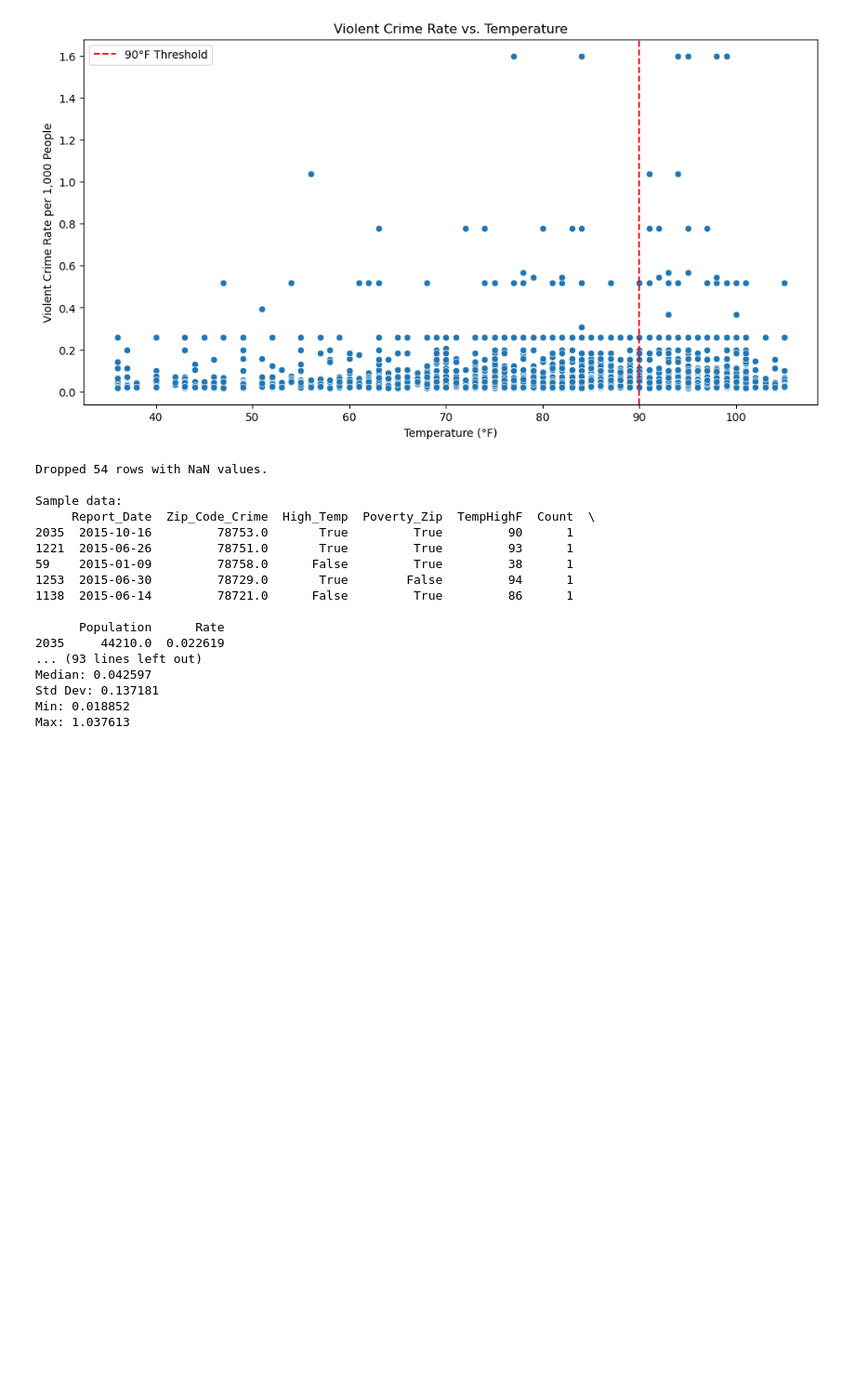
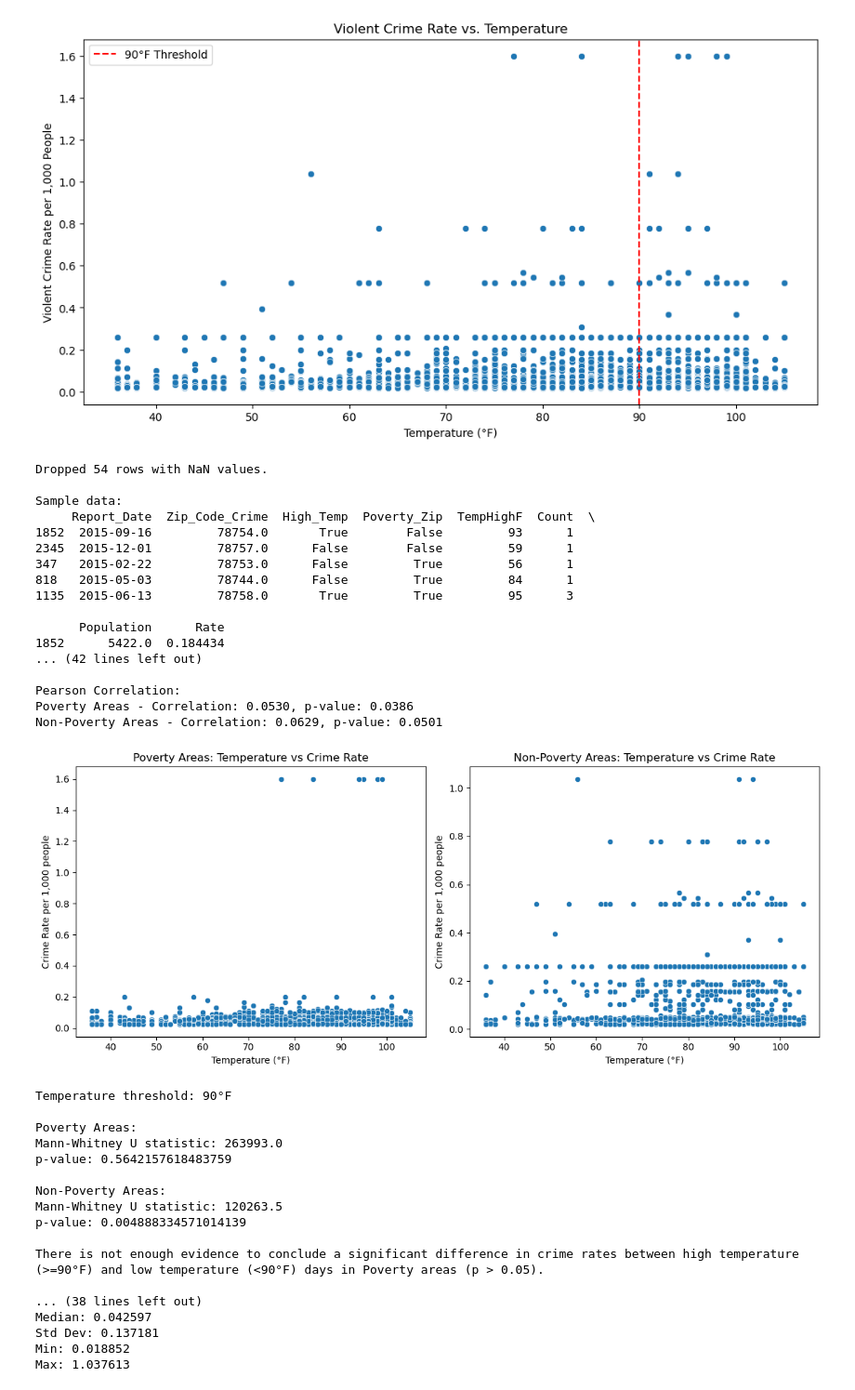
Before and after one commit to m6urns/cs5830-project2-crime-housing, a Jupyter notebook: data-exploration.ipynb, the cells around one changed output. Shown at 93% size. Drawn from its saved outputs; the diff is of its cells as text; code cells hidden in the pictures; blank space fills up the shorter version.

Commit message:
Add some scatter plots and pearson correlation

```diff
--- a/data-exploration.ipynb
+++ b/data-exploration.ipynb
@@ -593,6 +593,31 @@ def analyze_temperature_poverty_impact(crime_data, population_data, poverty_zips
     print(f"Number of low temperature days in poverty areas: {len(low_temp_poverty)}")
     print(f"Number of high temperature days in non-poverty areas: {len(high_temp_non_poverty)}")
     print(f"Number of low temperature days in non-poverty areas: {len(low_temp_non_poverty)}")
+
+    # Pearson correlation
+    poverty_corr, poverty_p = stats.pearsonr(daily_rates[daily_rates['Poverty_Zip']]['TempHighF'],
+                                             daily_rates[daily_rates['Poverty_Zip']]['Rate'])
+    non_poverty_corr, non_poverty_p = stats.pearsonr(daily_rates[~daily_rates['Poverty_Zip']]['TempHighF'],
+                                                     daily_rates[~daily_rates['Poverty_Zip']]['Rate'])
+
+    print("\nPearson Correlation:")
+    print(f"Poverty Areas - Correlation: {poverty_corr:.4f}, p-value: {poverty_p:.4f}")
+    print(f"Non-Poverty Areas - Correlation: {non_poverty_corr:.4f}, p-value: {non_poverty_p:.4f}")
+
+    # Scatterplots
+    plt.figure(figsize=(12, 5))
+    plt.subplot(1, 2, 1)
+    sns.scatterplot(data=daily_rates[daily_rates['Poverty_Zip']], x='TempHighF', y='Rate')
+    plt.title('Poverty Areas: Temperature vs Crime Rate')
+    plt.xlabel('Temperature (°F)')
+    plt.ylabel('Crime Rate per 1,000 people')
+    plt.subplot(1, 2, 2)
+    sns.scatterplot(data=daily_rates[~daily_rates['Poverty_Zip']], x='TempHighF', y='Rate')
+    plt.title('Non-Poverty Areas: Temperature vs Crime Rate')
+    plt.xlabel('Temperature (°F)')
+    plt.ylabel('Crime Rate per 1,000 people')
+    plt.tight_layout()
+    plt.show()
 
     # Perform Mann-Whitney U tests
     poverty_statistic, poverty_p_value = stats.mannwhitneyu(high_temp_poverty, low_temp_poverty, alternative='two-sided')
@@ -627,44 +652,62 @@ def analyze_temperature_poverty_impact(crime_data, population_data, poverty_zips
     # Calculate and print the effect sizes (rank-biserial correlation)
     poverty_effect_size = 1 - (2 * poverty_statistic) / (len(high_temp_poverty) * len(low_temp_poverty))
     non_poverty_effect_size = 1 - (2 * non_poverty_statistic) / (len(high_temp_non_poverty) * len(low_temp_non_poverty))
     print(f"\nEffect size (rank-biserial correlation) for Poverty Areas: {poverty_effect_size:.4f}")
     print(f"Effect size (rank-biserial correlation) for Non-Poverty Areas: {non_poverty_effect_size:.4f}")
 
     # Add summary statistics
     print("\nSummary Statistics:")
     for group in ['Poverty', 'Non-Poverty']:
         for temp in ['High', 'Low']:
             data = daily_rates[
                 (daily_rates['Poverty_Zip'] if group == 'Poverty' else ~daily_rates['Poverty_Zip']) &
                 (daily_rates['High_Temp'] if temp == 'High' else ~daily_rates['High_Temp'])
             ]['Rate']
             print(f"\n{group} Areas, {temp} Temperature:")
             print(f"Mean: {data.mean():.6f}")
             print(f"Median: {data.median():.6f}")
             print(f"Std Dev: {data.std():.6f}")
             print(f"Min: {data.min():.6f}")
             print(f"Max: {data.max():.6f}")
 
 # Use the updated function
 analyze_temperature_poverty_impact(just_v_crime, population_data, poverty_zips, temp_threshold=90)
 # %% [output]
 Dropped 54 rows with NaN values.
 
 Sample data:
      Report_Date  Zip_Code_Crime  High_Temp  Poverty_Zip  TempHighF  Count  \
-2035  2015-10-16         78753.0       True         True         90      1
-1221  2015-06-26         78751.0       True         True         93      1
-59    2015-01-09         78758.0      False         True         38      1
-1253  2015-06-30         78729.0       True        False         94      1
-1138  2015-06-14         78721.0      False         True         86      1
+1852  2015-09-16         78754.0       True        False         93      1
+2345  2015-12-01         78757.0      False        False         59      1
+347   2015-02-22         78753.0      False         True         56      1
+818   2015-05-03         78744.0      False         True         84      1
+1135  2015-06-13         78758.0       True         True         95      3
 
       Population      Rate
-2035     44210.0  0.022619
-... (93 lines left out)
-Median: 0.042597
-Std Dev: 0.137181
-Min: 0.018852
-Max: 1.037613
+1852      5422.0  0.184434
+... (42 lines left out)
+
+Pearson Correlation:
+Poverty Areas - Correlation: 0.0530, p-value: 0.0386
+Non-Poverty Areas - Correlation: 0.0629, p-value: 0.0501
+[figure, added]
+Temperature threshold: 90°F
+
+Poverty Areas:
+Mann-Whitney U statistic: 263993.0
+p-value: 0.5642157618483759
+
+Non-Poverty Areas:
+Mann-Whitney U statistic: 120263.5
+p-value: 0.004888334571014139
+
+There is not enough evidence to conclude a significant difference in crime rates between high temperature (>=90°F) and low temperature (<90°F) days in Poverty areas (p > 0.05).
+
+... (38 lines left out)
+Median: 0.042597
+Std Dev: 0.137181
+Min: 0.018852
+Max: 1.037613
 # %%
 analyze_temperature_poverty_impact(crime_temp, population_data, poverty_zips, temp_threshold=90)
 # %% [output]
```
Also changed, not shown: parts of 1 cell of this notebook.
